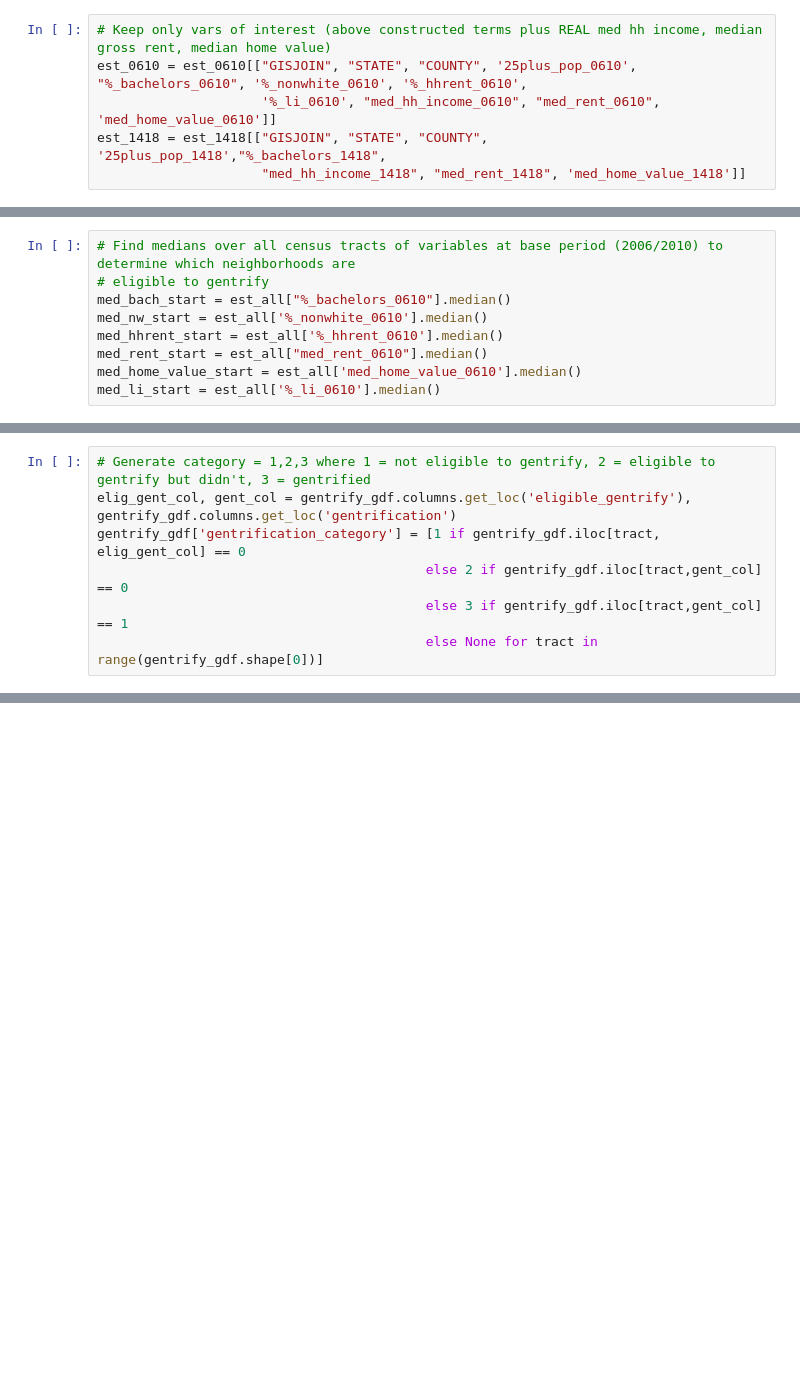
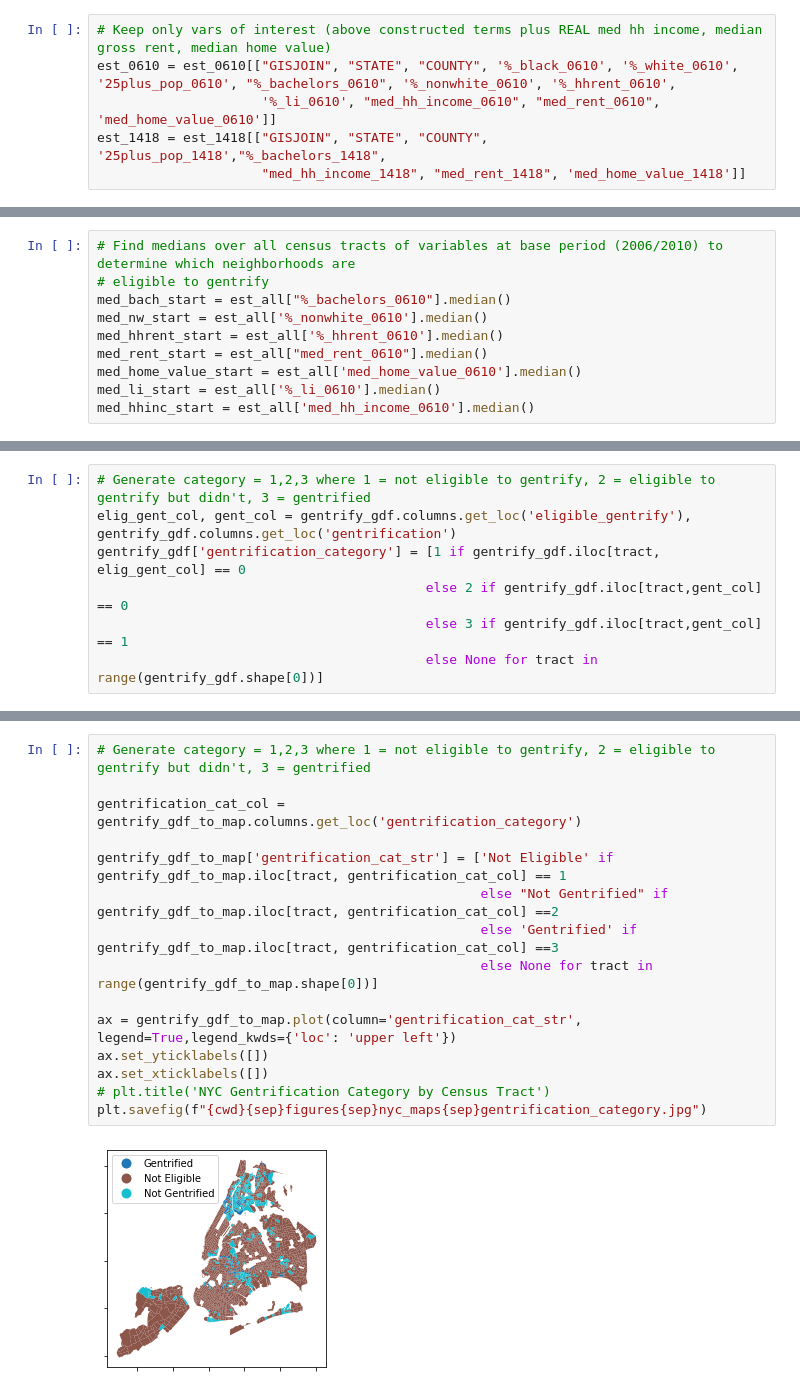
Before and after one commit to lct12/oxford_thesis, a Jupyter notebook: determine_labels.ipynb, the cells around one changed output, grey strips where cells are left out. Drawn from its saved outputs; the diff is of its cells as text; blank space fills up the shorter version.

```diff
--- a/determine_labels.ipynb
+++ b/determine_labels.ipynb
@@ -88,7 +96,7 @@ est_0610["med_rent_0610"] = est_0610["med_rent_0610_nom"].apply(lambda x: 1.15*x
 est_0610["med_home_value_0610"] = est_0610["med_home_value_0610_nom"].apply(lambda x: 1.15*x)
 # %%
 # Keep only vars of interest (above constructed terms plus REAL med hh income, median gross rent, median home value)
-est_0610 = est_0610[["GISJOIN", "STATE", "COUNTY", '25plus_pop_0610', "%_bachelors_0610", '%_nonwhite_0610', '%_hhrent_0610',
+est_0610 = est_0610[["GISJOIN", "STATE", "COUNTY", '%_black_0610', '%_white_0610', '25plus_pop_0610', "%_bachelors_0610", '%_nonwhite_0610', '%_hhrent_0610',
                      '%_li_0610', "med_hh_income_0610", "med_rent_0610", 'med_home_value_0610']]
 est_1418 = est_1418[["GISJOIN", "STATE", "COUNTY", '25plus_pop_1418',"%_bachelors_1418",
                      "med_hh_income_1418", "med_rent_1418", 'med_home_value_1418']]
@@ -112,6 +131,7 @@ med_hhrent_start = est_all['%_hhrent_0610'].median()
 med_rent_start = est_all["med_rent_0610"].median()
 med_home_value_start = est_all['med_home_value_0610'].median()
 med_li_start = est_all['%_li_0610'].median()
+med_hhinc_start = est_all['med_hh_income_0610'].median()
 # %%
 # Determine which neighborhoods are eligible to gentrify
 # Firstly, must meet 3 of the following 4 non-housing (price/rent) criteria: % li-hh > med, % college-educated < med, % hh's rent > med, % nonwhite > med.
@@ -268,0 +325,17 @@ plt.savefig(f"{cwd}{sep}figures{sep}gentrification.jpg")
+# %%
+# Generate category = 1,2,3 where 1 = not eligible to gentrify, 2 = eligible to gentrify but didn't, 3 = gentrified
+
+gentrification_cat_col = gentrify_gdf_to_map.columns.get_loc('gentrification_category')
+
+gentrify_gdf_to_map['gentrification_cat_str'] = ['Not Eligible' if gentrify_gdf_to_map.iloc[tract, gentrification_cat_col] == 1
+                                                 else "Not Gentrified" if gentrify_gdf_to_map.iloc[tract, gentrification_cat_col] ==2
+                                                 else 'Gentrified' if gentrify_gdf_to_map.iloc[tract, gentrification_cat_col] ==3
+                                                 else None for tract in range(gentrify_gdf_to_map.shape[0])]
+
+ax = gentrify_gdf_to_map.plot(column='gentrification_cat_str', legend=True,legend_kwds={'loc': 'upper left'})
+ax.set_yticklabels([])
+ax.set_xticklabels([])
+# plt.title('NYC Gentrification Category by Census Tract')
+plt.savefig(f"{cwd}{sep}figures{sep}nyc_maps{sep}gentrification_category.jpg")
+# %% [output]
+[figure, added]
```
Also changed, not shown: parts of 16 cells of this notebook, 12 other files.
